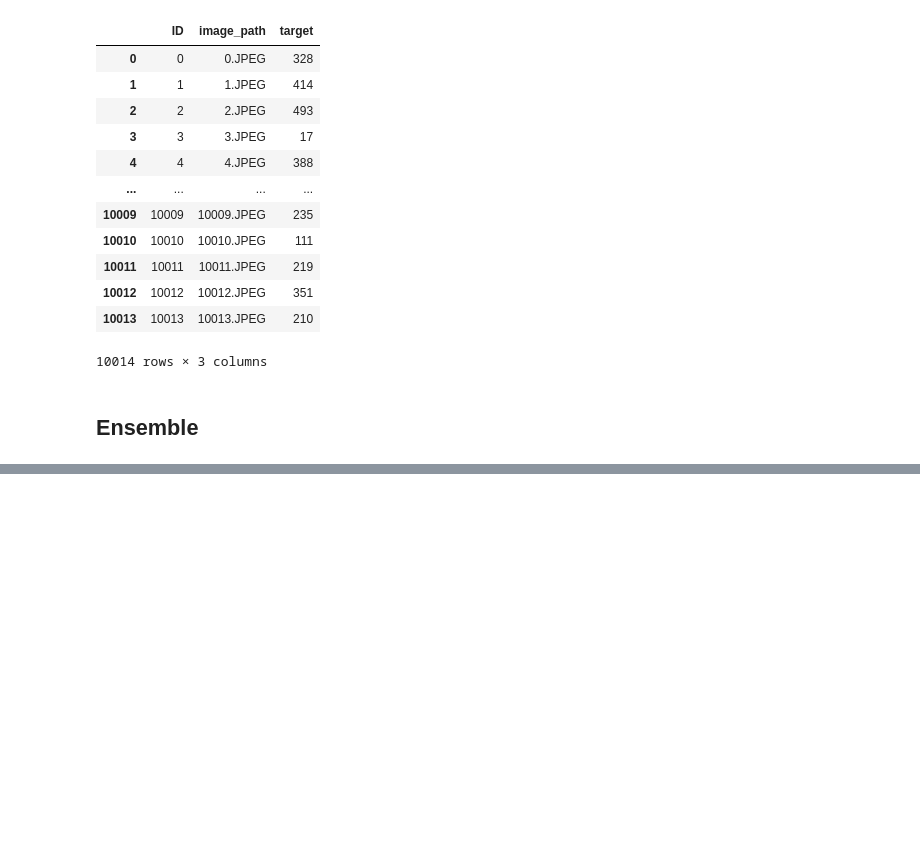
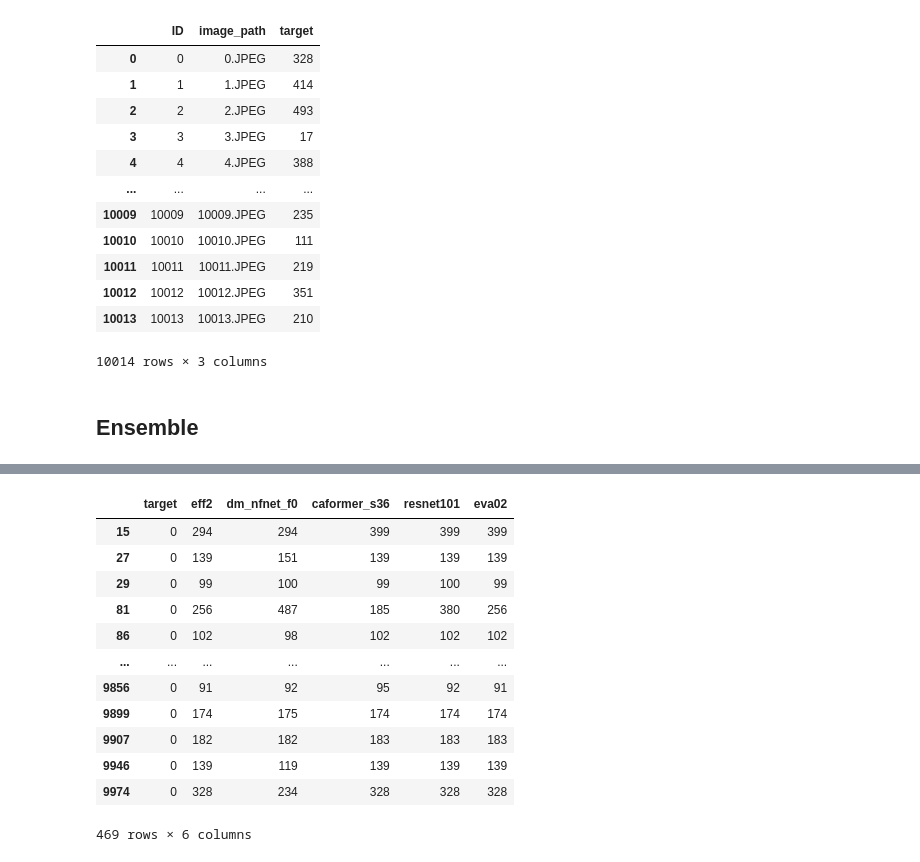
Before and after one commit to boostcampaitech7/level1-imageclassification-cv-11, a Jupyter notebook: seungsoo_code.ipynb, the cells around one changed output, grey strips where cells are left out. Drawn from its saved outputs; the diff is of its cells as text; code cells hidden in the pictures; blank space fills up the shorter version.

```diff
--- a/seungsoo_code.ipynb
+++ b/seungsoo_code.ipynb
@@ -806,0 +817,16 @@ print(model_predictions.shape,final_prediction.shape)
+# %%
+sub_list.iloc[np.array(sub_list['dm_nfnet_f0'] != sub_list.iloc[:,1:].mode(axis=1).iloc[:,0].astype(int)),:]
+# %% [output]
+|  | target | eff2 | dm_nfnet_f0 | caformer_s36 | resnet101 | eva02 |
+| 15 | 0 | 294 | 294 | 399 | 399 | 399 |
+| 27 | 0 | 139 | 151 | 139 | 139 | 139 |
+| 29 | 0 | 99 | 100 | 99 | 100 | 99 |
+| 81 | 0 | 256 | 487 | 185 | 380 | 256 |
+| 86 | 0 | 102 | 98 | 102 | 102 | 102 |
+| ... | ... | ... | ... | ... | ... | ... |
+| 9856 | 0 | 91 | 92 | 95 | 92 | 91 |
+| 9899 | 0 | 174 | 175 | 174 | 174 | 174 |
+| 9907 | 0 | 182 | 182 | 183 | 183 | 183 |
+| 9946 | 0 | 139 | 119 | 139 | 139 | 139 |
+| 9974 | 0 | 328 | 234 | 328 | 328 | 328 |
+469 rows × 6 columns
```
Also changed, not shown: parts of 9 cells of this notebook.
